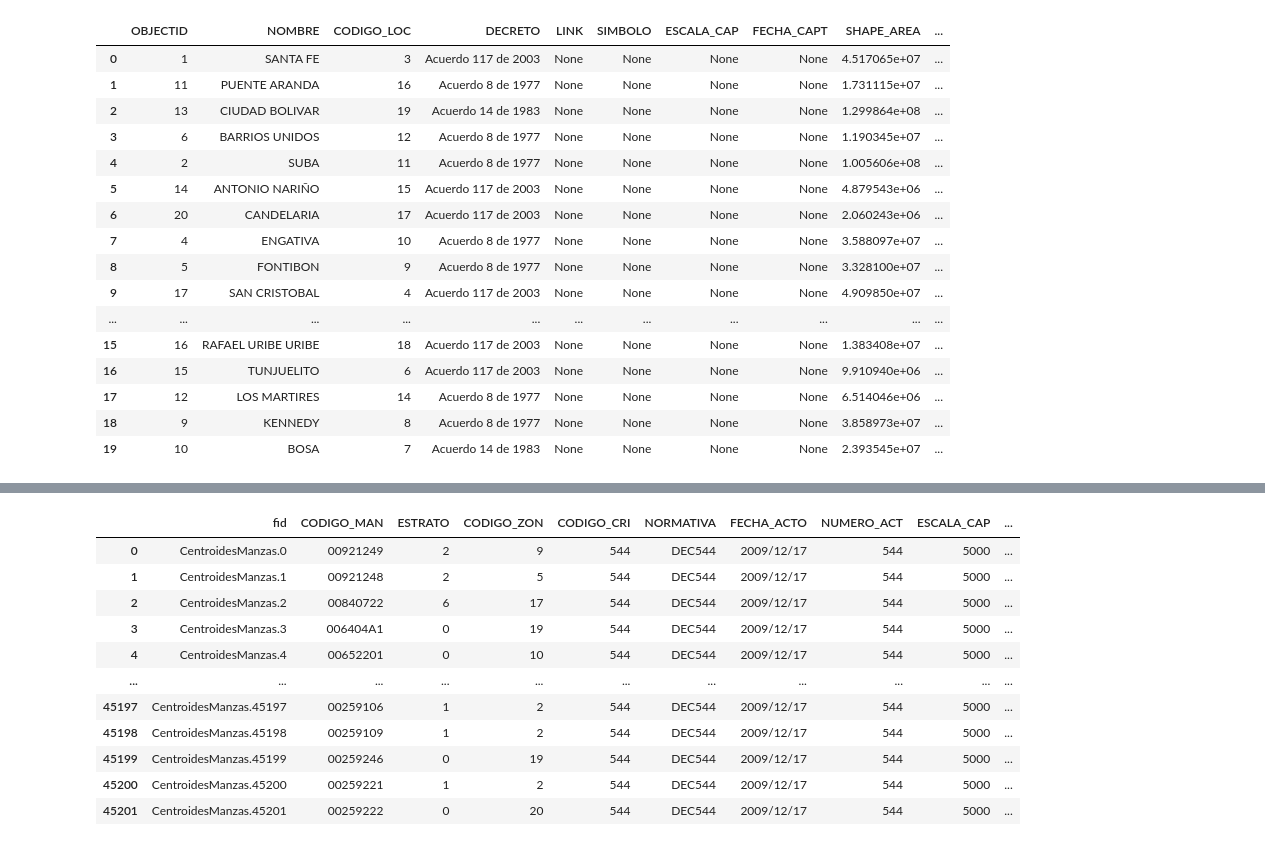
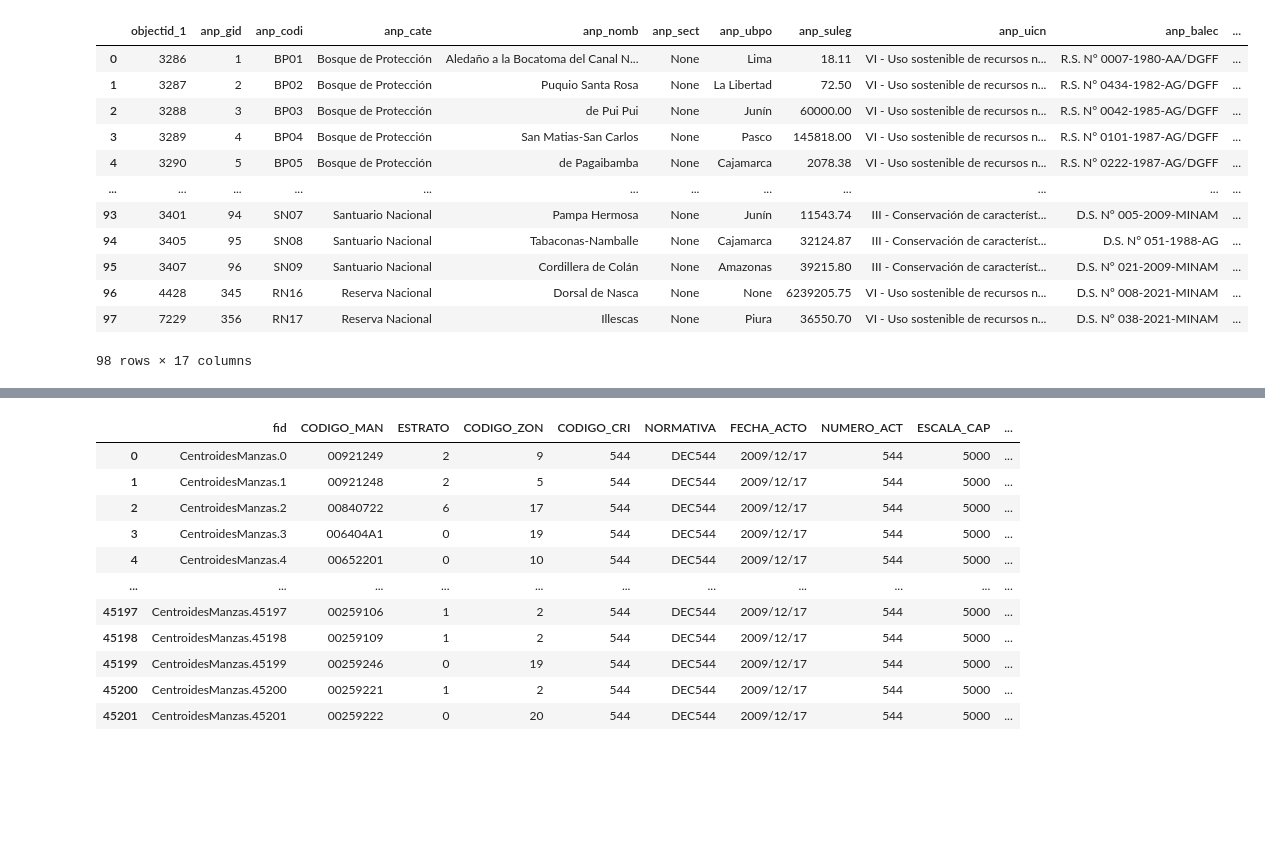
Before and after one commit to mario199745/Python_Geopandas, a Jupyter notebook: 01 - GeoPandas - Introducción, Comandos Básicos y Algunos Ejemplos.ipynb, the cells around one changed output, grey strips where cells are left out. Drawn from its saved outputs; the diff is of its cells as text; code cells hidden in the pictures; blank space fills up the shorter version.

```diff
--- a/01 - GeoPandas - Introducción, Comandos Básicos y Algunos Ejemplos.ipynb
+++ b/01 - GeoPandas - Introducción, Comandos Básicos y Algunos Ejemplos.ipynb
@@ -2,28 +9,20 @@
 import geopandas as gpd
 # %%
-url = "https://www.datos.gov.co/resource/d4fr-sbn2.geojson"
-hurtos_colombia = gpd.read_file(url)
-hurtos_colombia
+#Leer el archivo shapefile
+ANP_shp = gpd.read_file(r"D:\Fernando\CURSOS\Python dumnnies\data\ANP\ANPNacionalDefinitivas.shp")
+ANP_shp
+# %% [output]
+|  | objectid_1 | anp_gid | anp_codi | anp_cate | anp_nomb | anp_sect | anp_ubpo | anp_suleg | anp_uicn | anp_balec | ... |
+| 0 | 3286 | 1 | BP01 | Bosque de Protección | Aledaño a la Bocatoma del Canal N... | None | Lima | 18.11 | VI - Uso sostenible de recursos n... | R.S. N° 0007-1980-AA/DGFF | ... |
+| 1 | 3287 | 2 | BP02 | Bosque de Protección | Puquio Santa Rosa | None | La Libertad | 72.50 | VI - Uso sostenible de recursos n... | R.S. N° 0434-1982-AG/DGFF | ... |
+| 2 | 3288 | 3 | BP03 | Bosque de Protección | de Pui Pui | None | Junín | 60000.00 | VI - Uso sostenible de recursos n... | R.S. N° 0042-1985-AG/DGFF | ... |
+| 3 | 3289 | 4 | BP04 | Bosque de Protección | San Matias-San Carlos | None | Pasco | 145818.00 | VI - Uso sostenible de recursos n... | R.S. N° 0101-1987-AG/DGFF | ... |
+| 4 | 3290 | 5 | BP05 | Bosque de Protección | de Pagaibamba | None | Cajamarca | 2078.38 | VI - Uso sostenible de recursos n... | R.S. N° 0222-1987-AG/DGFF | ... |
+| ... | ... | ... | ... | ... | ... | ... | ... | ... | ... | ... | ... |
+| 93 | 3401 | 94 | SN07 | Santuario Nacional | Pampa Hermosa | None | Junín | 11543.74 | III - Conservación de característ... | D.S. N° 005-2009-MINAM | ... |
+| 94 | 3405 | 95 | SN08 | Santuario Nacional | Tabaconas-Namballe | None | Cajamarca | 32124.87 | III - Conservación de característ... | D.S. N° 051-1988-AG | ... |
+| 95 | 3407 | 96 | SN09 | Santuario Nacional | Cordillera de Colán | None | Amazonas | 39215.80 | III - Conservación de característ... | D.S. N° 021-2009-MINAM | ... |
+| 96 | 4428 | 345 | RN16 | Reserva Nacional | Dorsal de Nasca | None | None | 6239205.75 | VI - Uso sostenible de recursos n... | D.S. Nº 008-2021-MINAM | ... |
+| 97 | 7229 | 356 | RN17 | Reserva Nacional | Illescas | None | Piura | 36550.70 | VI - Uso sostenible de recursos n... | D.S. N° 038-2021-MINAM | ... |
+98 rows × 17 columns
-# %%
-localidades_shp = gpd.read_file(r"C:\Users\JuanMa\Documents\JuanMa\Dev\AnacondaProjects\GeoPandas\Datos\localidades.shp")
-localidades_shp
-https://www.datos.gov.co/resource/6sqw-8cg5.json
-# %% [output]
-|  | OBJECTID | NOMBRE | CODIGO_LOC | DECRETO | LINK | SIMBOLO | ESCALA_CAP | FECHA_CAPT | SHAPE_AREA | ... |
-| 0 | 1 | SANTA FE | 3 | Acuerdo 117 de 2003 | None | None | None | None | 4.517065e+07 | ... |
-| 1 | 11 | PUENTE ARANDA | 16 | Acuerdo 8 de 1977 | None | None | None | None | 1.731115e+07 | ... |
-| 2 | 13 | CIUDAD BOLIVAR | 19 | Acuerdo 14 de 1983 | None | None | None | None | 1.299864e+08 | ... |
-| 3 | 6 | BARRIOS UNIDOS | 12 | Acuerdo 8 de 1977 | None | None | None | None | 1.190345e+07 | ... |
-| 4 | 2 | SUBA | 11 | Acuerdo 8 de 1977 | None | None | None | None | 1.005606e+08 | ... |
-| 5 | 14 | ANTONIO NARIÑO | 15 | Acuerdo 117 de 2003 | None | None | None | None | 4.879543e+06 | ... |
-| 6 | 20 | CANDELARIA | 17 | Acuerdo 117 de 2003 | None | None | None | None | 2.060243e+06 | ... |
-| 7 | 4 | ENGATIVA | 10 | Acuerdo 8 de 1977 | None | None | None | None | 3.588097e+07 | ... |
-| 8 | 5 | FONTIBON | 9 | Acuerdo 8 de 1977 | None | None | None | None | 3.328100e+07 | ... |
-| 9 | 17 | SAN CRISTOBAL | 4 | Acuerdo 117 de 2003 | None | None | None | None | 4.909850e+07 | ... |
-| ... | ... | ... | ... | ... | ... | ... | ... | ... | ... | ... |
-| 15 | 16 | RAFAEL URIBE URIBE | 18 | Acuerdo 117 de 2003 | None | None | None | None | 1.383408e+07 | ... |
-| 16 | 15 | TUNJUELITO | 6 | Acuerdo 117 de 2003 | None | None | None | None | 9.910940e+06 | ... |
-| 17 | 12 | LOS MARTIRES | 14 | Acuerdo 8 de 1977 | None | None | None | None | 6.514046e+06 | ... |
-| 18 | 9 | KENNEDY | 8 | Acuerdo 8 de 1977 | None | None | None | None | 3.858973e+07 | ... |
-| 19 | 10 | BOSA | 7 | Acuerdo 14 de 1983 | None | None | None | None | 2.393545e+07 | ... |
 # %%
```
Also changed, not shown: parts of 5 cells of this notebook, 1 other file.
